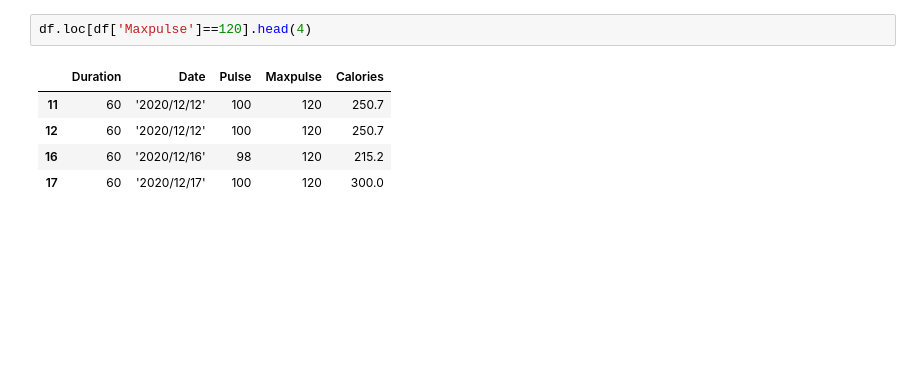
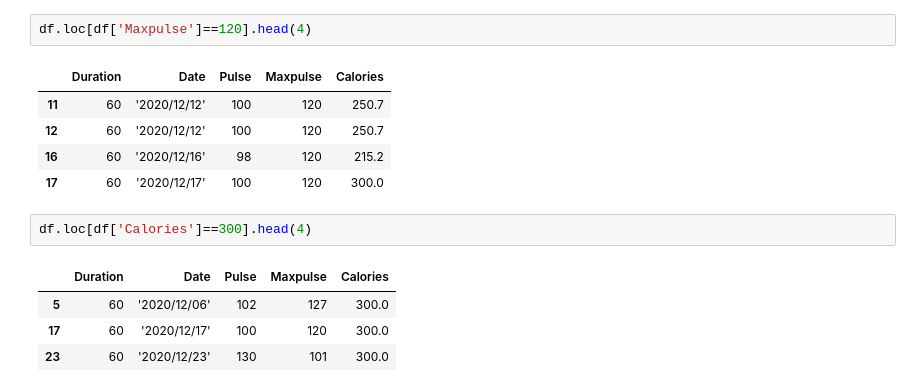
Before and after one commit to devapraveenk/Python_pandas, a Jupyter notebook: notebook.ipynb, the cells around one changed output. Drawn from its saved outputs; the diff is of its cells as text; blank space fills up the shorter version.

```diff
--- a/notebook.ipynb
+++ b/notebook.ipynb
@@ -228,3 +228,10 @@ df.loc[df['Maxpulse']==120].head(4)
 | 12 | 60 | '2020/12/12' | 100 | 120 | 250.7 |
 | 16 | 60 | '2020/12/16' | 98 | 120 | 215.2 |
 | 17 | 60 | '2020/12/17' | 100 | 120 | 300.0 |
+# %%
+df.loc[df['Calories']==300].head(4)
+# %% [output]
+|  | Duration | Date | Pulse | Maxpulse | Calories |
+| 5 | 60 | '2020/12/06' | 102 | 127 | 300.0 |
+| 17 | 60 | '2020/12/17' | 100 | 120 | 300.0 |
+| 23 | 60 | '2020/12/23' | 130 | 101 | 300.0 |
```
Also changed, not shown: parts of 2 cells of this notebook.
